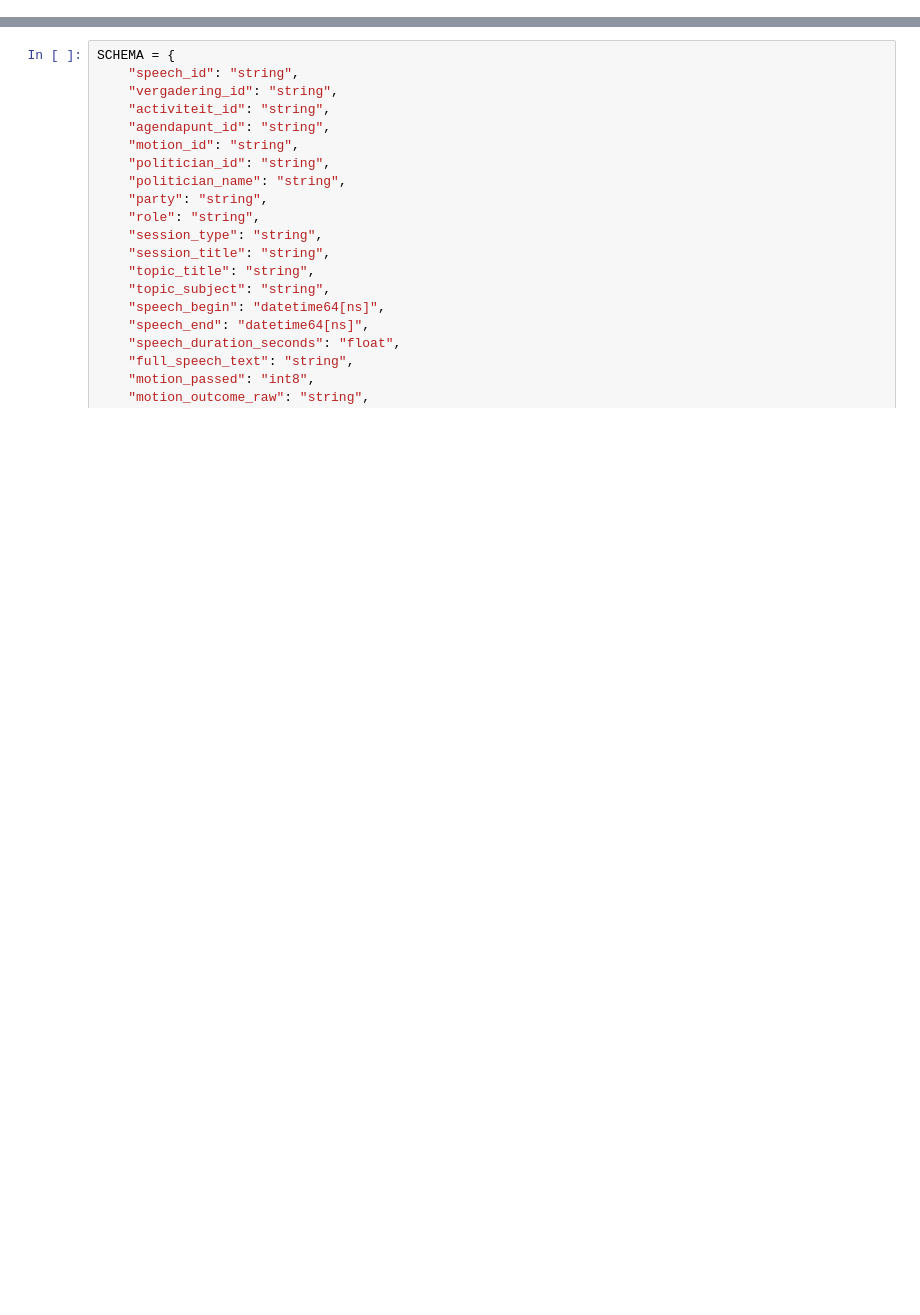
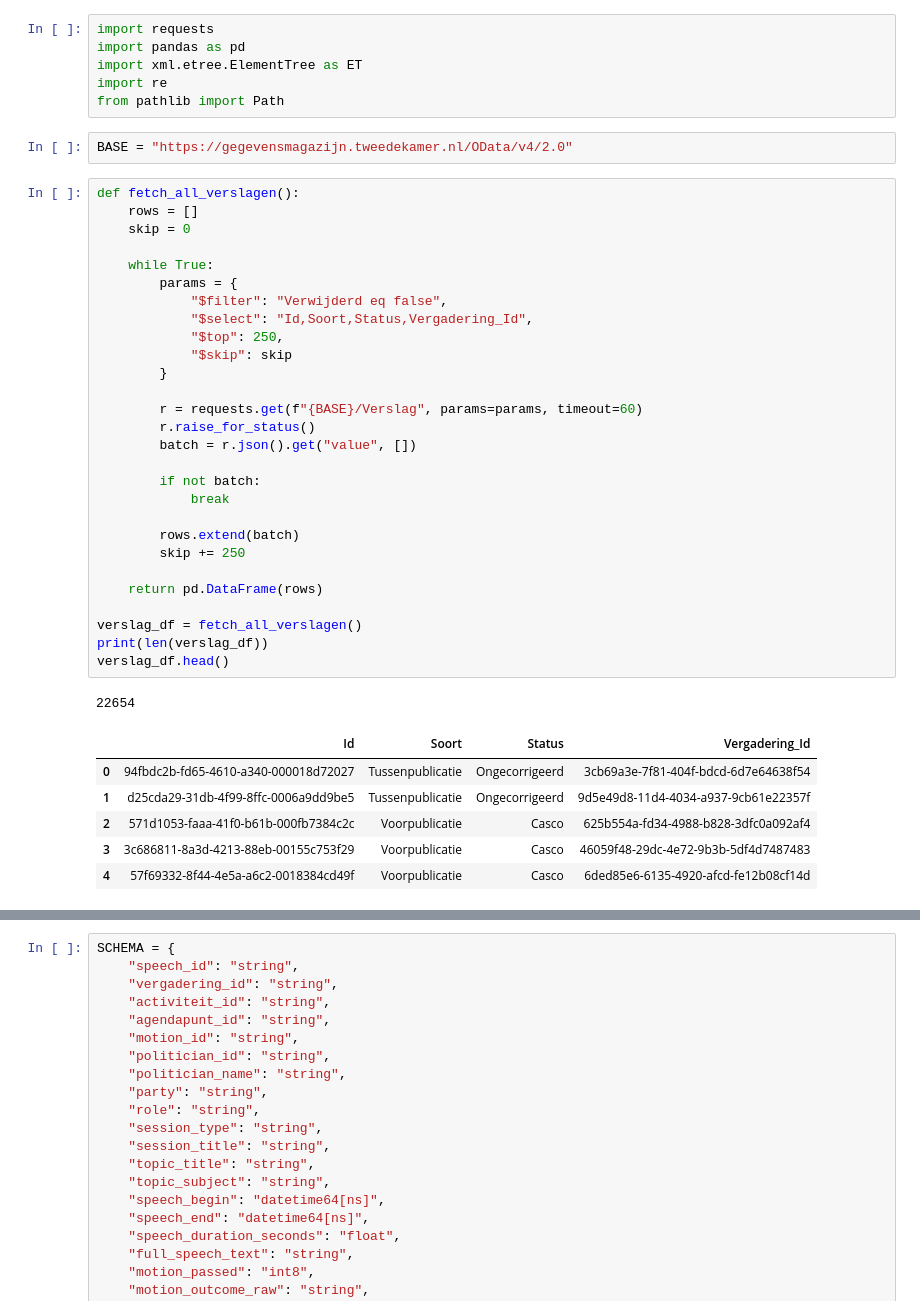
Before and after one commit to DanWanschitz/tweedekamer, a Jupyter notebook: tweedekamer_scraping.ipynb, the cells around one changed output, grey strips where cells are left out. Saved outputs shown, nothing was run; the diff lists cells and outputs as text; blank space fills up the shorter version.

```diff
--- a/tweedekamer_scraping.ipynb
+++ b/tweedekamer_scraping.ipynb
@@ -0,0 +1,44 @@
+# %%
+import requests
+import pandas as pd
+import xml.etree.ElementTree as ET
+import re
+from pathlib import Path
+# %%
+BASE = "https://gegevensmagazijn.tweedekamer.nl/OData/v4/2.0"
+# %%
+def fetch_all_verslagen():
+    rows = []
+    skip = 0
+
+    while True:
+        params = {
+            "$filter": "Verwijderd eq false",
+            "$select": "Id,Soort,Status,Vergadering_Id",
+            "$top": 250,
+            "$skip": skip
+        }
+
+        r = requests.get(f"{BASE}/Verslag", params=params, timeout=60)
+        r.raise_for_status()
+        batch = r.json().get("value", [])
+
+        if not batch:
+            break
+
+        rows.extend(batch)
+        skip += 250
+
+    return pd.DataFrame(rows)
+
+verslag_df = fetch_all_verslagen()
+print(len(verslag_df))
+verslag_df.head()
+# %% [output]
+22654
+|  | Id | Soort | Status | Vergadering_Id |
+| 0 | 94fbdc2b-fd65-4610-a340-000018d72027 | Tussenpublicatie | Ongecorrigeerd | 3cb69a3e-7f81-404f-bdcd-6d7e64638f54 |
+| 1 | d25cda29-31db-4f99-8ffc-0006a9dd9be5 | Tussenpublicatie | Ongecorrigeerd | 9d5e49d8-11d4-4034-a937-9cb61e22357f |
+| 2 | 571d1053-faaa-41f0-b61b-000fb7384c2c | Voorpublicatie | Casco | 625b554a-fd34-4988-b828-3dfc0a092af4 |
+| 3 | 3c686811-8a3d-4213-88eb-00155c753f29 | Voorpublicatie | Casco | 46059f48-29dc-4e72-9b3b-5df4d7487483 |
+| 4 | 57f69332-8f44-4e5a-a6c2-0018384cd49f | Voorpublicatie | Casco | 6ded85e6-6135-4920-afcd-fe12b08cf14d |
```
Also changed, not shown: parts of 10 cells of this notebook.
